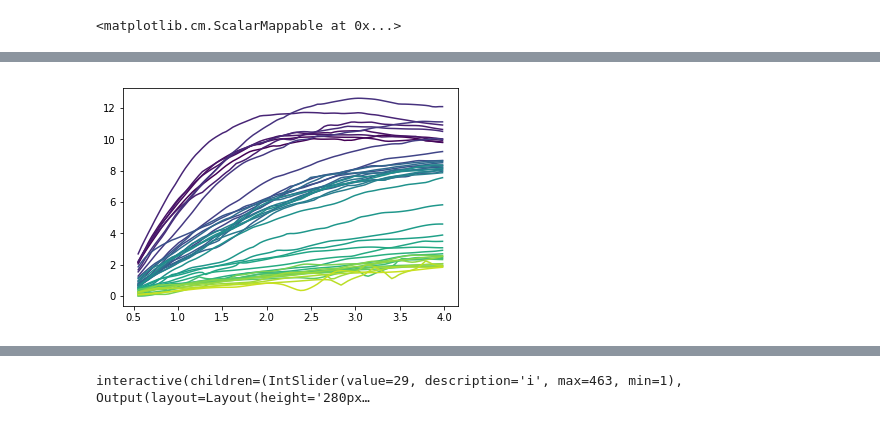
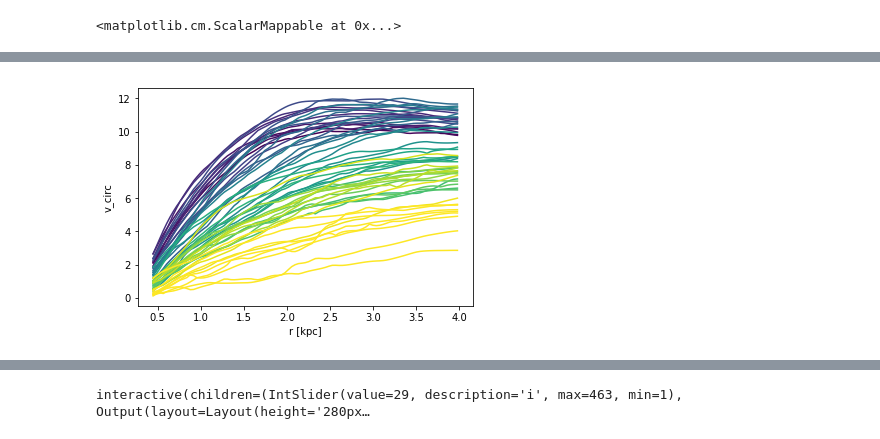
Before and after one commit to elehcim/simulation, a Jupyter notebook: ng_ana/ProfilesExplorer.ipynb, the cells around one changed output, grey strips where cells are left out. Saved outputs shown, nothing was run; the diff lists cells and outputs as text; code cells hidden in the pictures.

```diff
--- a/ng_ana/ProfilesExplorer.ipynb
+++ b/ng_ana/ProfilesExplorer.ipynb
@@ -36,3 +38,5 @@ tbl = Table.read('profiles/69p100prof_v_circ.fits')
+# %%
+tbl = Table.read('profiles/69p300prof_v_circ.fits')
 # %%
 sl = ipywidgets.IntSlider(min=1, max=len(tbl.columns)-1, value=1)
 # %%
@@ -60,7 +74,9 @@ df = tbl.to_pandas()
 # %%
 for i in range(1, len(tbl.columns)-2, 10):
     if str(i) in tbl.colnames:
         im = plt.plot(df['rbins'], df[str(i)].rolling(10).mean(), color=matplotlib.cm.ScalarMappable(norm=norm, cmap=None).to_rgba(i))
+plt.ylabel('v_circ')
+plt.xlabel('r [kpc]');
 # %% [output]
-[figure, old version]
+[figure, new version]
 # %%
```
Also changed, not shown: parts of 11 cells of this notebook, 6 other files.
